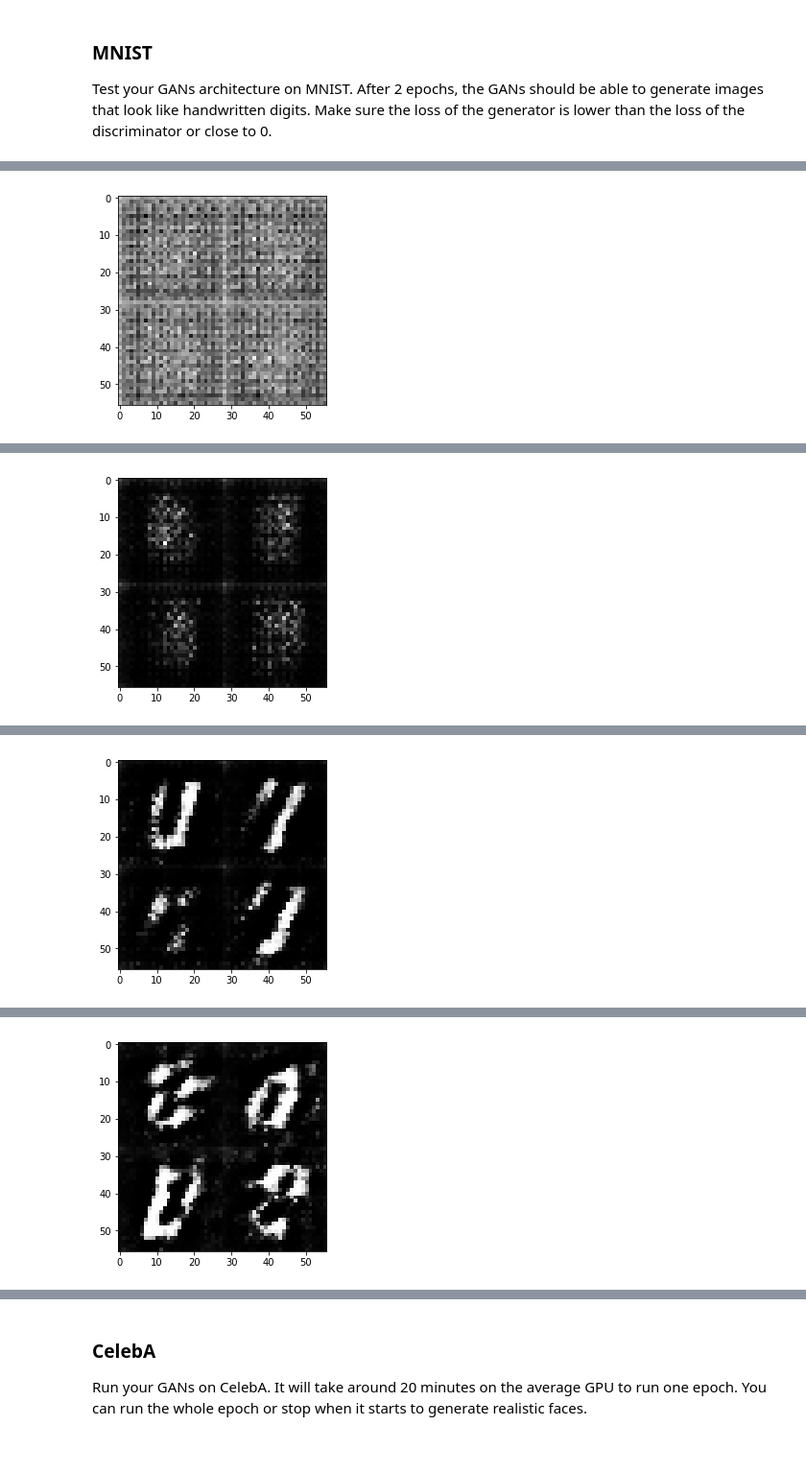
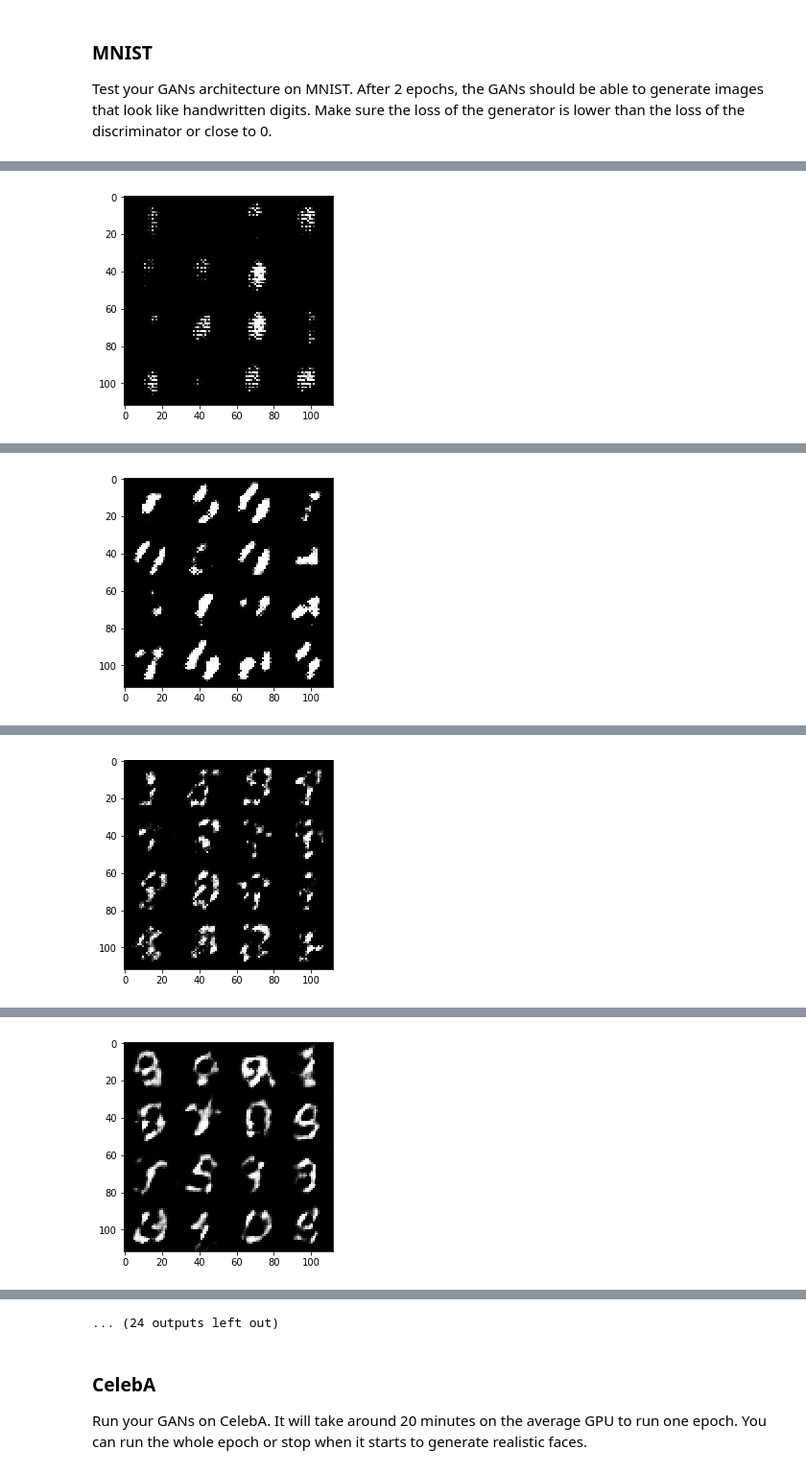
Before and after one commit to hoshir/deep-learning, a Jupyter notebook: face_generation/dlnd_face_generation.ipynb, the cells around one changed output, grey strips where cells are left out. Shown at 96% size. Drawn from its saved outputs; the diff is of its cells as text; code cells hidden in the pictures.

```diff
--- a/face_generation/dlnd_face_generation.ipynb
+++ b/face_generation/dlnd_face_generation.ipynb
@@ -141,30 +141,25 @@ def discriminator(images, reuse=False):
     :param reuse: Boolean if the weights should be reused
     :return: Tuple of (tensor output of the discriminator, tensor logits of the discriminator)
     """
-    # TODO: Implement Function
     alpha = 0.2
-    dropout = 0.7
+
     with tf.variable_scope('discriminator', reuse=reuse):
-        # Input layer is 28283
         x1 = tf.layers.conv2d(images, 64, 5, strides=2, padding='same')
         x1 = tf.maximum(alpha * x1, x1)
-        x1 = tf.nn.dropout(x1, dropout)
-        # 141464 now
+        # 14x14x64 now
 
         x2 = tf.layers.conv2d(x1, 128, 5, strides=2, padding='same')
         x2 = tf.layers.batch_normalization(x2, training=True)
         x2 = tf.maximum(alpha * x2, x2)
-        x2 = tf.nn.dropout(x2, dropout)
         # 7*7*128 now
 
         x3 = tf.layers.conv2d(x2, 256, 5, strides=2, padding='same')
         x3 = tf.layers.batch_normalization(x3, training=True)
         x3 = tf.maximum(alpha * x3, x3)
-        x3 = tf.nn.dropout(x3, dropout)
-        # 4*4*256 now
+        # 4x4x256
 
         # Flatten it
-        flat = tf.reshape(x2, (-1, 4*4*256))
+        flat = tf.reshape(x3, (-1, 4*4*256))
         logits = tf.layers.dense(flat, 1)
         out = tf.sigmoid(logits)
 
@@ -192,30 +187,30 @@ def generator(z, out_channel_dim, is_train=True):
 
     alpha = 0.2
     reuse = not is_train
-    # TODO: Implement Function
-    alpha=0.2
-    with tf.variable_scope('generator', reuse=not is_train):
+
+    with tf.variable_scope('generator', reuse=reuse):
         # First fully connected layer
-        x1 = tf.layers.dense(z, 7*7*256)
+        x1 = tf.layers.dense(z, 4*4*256)
+
         # Reshape it to start the convolutional stack
-        x1 = tf.reshape(x1, (-1, 7, 7, 256))
+        x1 = tf.reshape(x1, (-1, 4, 4, 256))
         x1 = tf.layers.batch_normalization(x1, training=is_train)
         x1 = tf.maximum(alpha * x1, x1)
-        # 77256 now
+        # 4x4x256 now
 
-        x2 = tf.layers.conv2d_transpose(x1, 128, 5, strides=1, padding='same')
+        x2 = tf.layers.conv2d_transpose(x1, 128, 5, strides=3, padding='valid')
         x2 = tf.layers.batch_normalization(x2, training=is_train)
         x2 = tf.maximum(alpha * x2, x2)
-        # 7*7*128 now
+        # 14x14x128 now
 
         x3 = tf.layers.conv2d_transpose(x2, 64, 5, strides=2, padding='same')
         x3 = tf.layers.batch_normalization(x3, training=is_train)
         x3 = tf.maximum(alpha * x3, x3)
-        # 14*14*64 now
+        # 28x28x64 now
 
         # Output layer
-        logits = tf.layers.conv2d_transpose(x3, out_channel_dim, 5, strides=2, padding='same')
-        # 28*28*out_channel_dim now
+        logits = tf.layers.conv2d_transpose(x3, out_channel_dim, 5, strides=1, padding='same')
+        # 28x28xout_channeL_dim now
 
         out = tf.tanh(logits)
 
@@ -381,14 +376,14 @@ def train(epoch_count, batch_size, z_dim, learning_rate, beta1, get_batches, dat
                           "Generator Loss: {:.4f}".format(train_loss_g))
 
                 if steps % 100 == 0:
-                    show_generator_output(sess, 6, input_z, data_shape[3], data_image_mode)
+                    show_generator_output(sess, 16, input_z, data_shape[3], data_image_mode)
 # %% [markdown]
 ### MNIST
 Test your GANs architecture on MNIST.  After 2 epochs, the GANs should be able to generate images that look like handwritten digits.  Make sure the loss of the generator is lower than the loss of the discriminator or close to 0.
 # %%
 batch_size = 64
 z_dim = 100
-learning_rate = 0.0002
+learning_rate = 0.001
 beta1 = 0.5
 
 
@@ -406 +401 @@ Epoch 1/2... Discriminator Loss: 1.5702... Generator Loss: 0.5847
-[figure, old version]
+[figure, new version]
@@ -408 +403 @@ Epoch 1/2... Discriminator Loss: 1.2539... Generator Loss: 0.8049
-[figure, old version]
+[figure, new version]
@@ -410 +405 @@ Epoch 1/2... Discriminator Loss: 1.3454... Generator Loss: 0.7995
-[figure, old version]
+[figure, new version]
@@ -412 +407 @@ Epoch 1/2... Discriminator Loss: 1.2995... Generator Loss: 0.7956
-[figure, old version]
+[figure, new version]
@@ -413,3 +412,4 @@ Epoch 1/2... Discriminator Loss: 1.2995... Generator Loss: 0.7956
+... (24 outputs left out)
 # %% [markdown]
 ### CelebA
 Run your GANs on CelebA.  It will take around 20 minutes on the average GPU to run one epoch.  You can run the whole epoch or stop when it starts to generate realistic faces.
```
Also changed, not shown: parts of 5 cells of this notebook.
